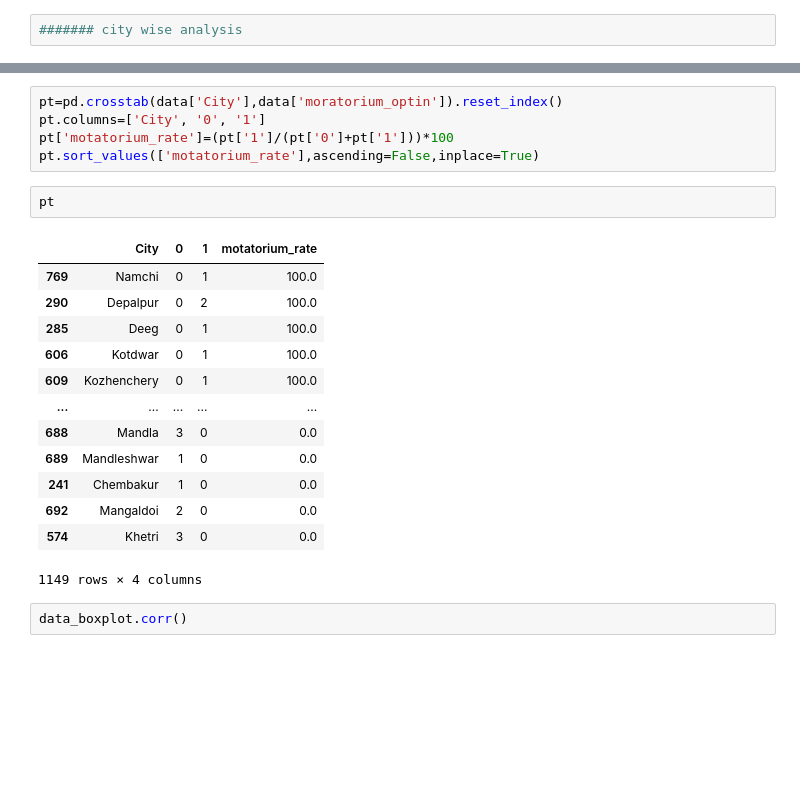
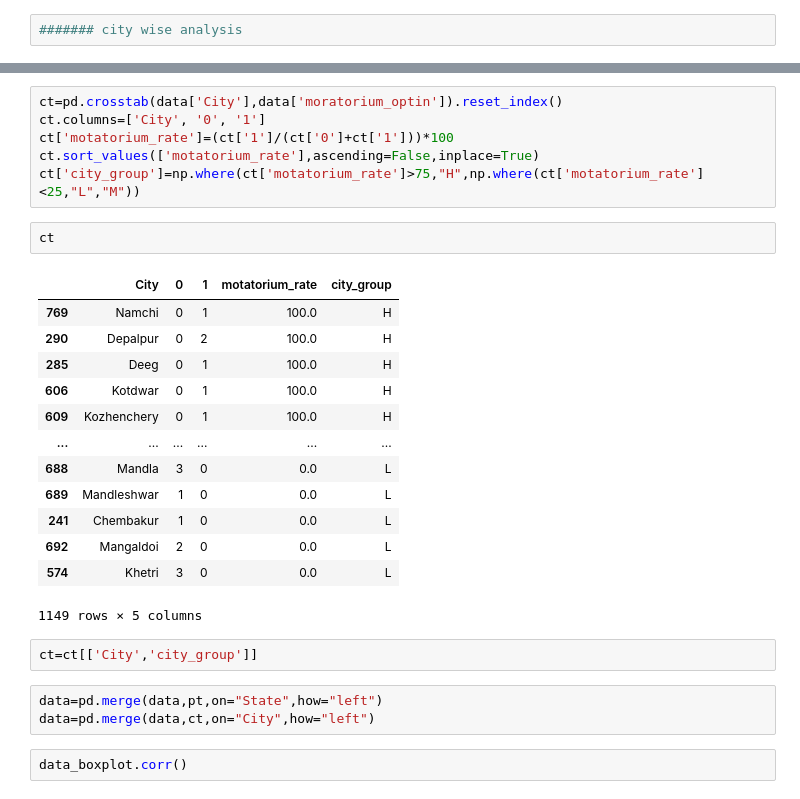
Before and after one commit to Avanish023/Machine-learning-data--science, a Jupyter notebook: lbinaryclassification.ipynb, the cells around one changed output, grey strips where cells are left out. Drawn from its saved outputs; the diff is of its cells as text; blank space fills up the shorter version.

```diff
--- a/lbinaryclassification.ipynb
+++ b/lbinaryclassification.ipynb
@@ -219,24 +244,30 @@ pt
 # %%
-pt=pd.crosstab(data['City'],data['moratorium_optin']).reset_index()
-pt.columns=['City', '0', '1']
-pt['motatorium_rate']=(pt['1']/(pt['0']+pt['1']))*100
-pt.sort_values(['motatorium_rate'],ascending=False,inplace=True)
+ct=pd.crosstab(data['City'],data['moratorium_optin']).reset_index()
+ct.columns=['City', '0', '1']
+ct['motatorium_rate']=(ct['1']/(ct['0']+ct['1']))*100
+ct.sort_values(['motatorium_rate'],ascending=False,inplace=True)
+ct['city_group']=np.where(ct['motatorium_rate']>75,"H",np.where(ct['motatorium_rate']<25,"L","M"))
-# %%
-pt
-# %% [output]
-|  | City | 0 | 1 | motatorium_rate |
-| 769 | Namchi | 0 | 1 | 100.0 |
-| 290 | Depalpur | 0 | 2 | 100.0 |
-| 285 | Deeg | 0 | 1 | 100.0 |
-| 606 | Kotdwar | 0 | 1 | 100.0 |
-| 609 | Kozhenchery | 0 | 1 | 100.0 |
-| ... | ... | ... | ... | ... |
-| 688 | Mandla | 3 | 0 | 0.0 |
-| 689 | Mandleshwar | 1 | 0 | 0.0 |
-| 241 | Chembakur | 1 | 0 | 0.0 |
-| 692 | Mangaldoi | 2 | 0 | 0.0 |
-| 574 | Khetri | 3 | 0 | 0.0 |
-1149 rows × 4 columns
+# %%
+ct
+# %% [output]
+|  | City | 0 | 1 | motatorium_rate | city_group |
+| 769 | Namchi | 0 | 1 | 100.0 | H |
+| 290 | Depalpur | 0 | 2 | 100.0 | H |
+| 285 | Deeg | 0 | 1 | 100.0 | H |
+| 606 | Kotdwar | 0 | 1 | 100.0 | H |
+| 609 | Kozhenchery | 0 | 1 | 100.0 | H |
+| ... | ... | ... | ... | ... | ... |
+| 688 | Mandla | 3 | 0 | 0.0 | L |
+| 689 | Mandleshwar | 1 | 0 | 0.0 | L |
+| 241 | Chembakur | 1 | 0 | 0.0 | L |
+| 692 | Mangaldoi | 2 | 0 | 0.0 | L |
+| 574 | Khetri | 3 | 0 | 0.0 | L |
+1149 rows × 5 columns
+# %%
+ct=ct[['City','city_group']]
+# %%
+data=pd.merge(data,pt,on="State",how="left")
+data=pd.merge(data,ct,on="City",how="left")
 # %%
 data_boxplot.corr()
 # %% [output]
```
Also changed, not shown: parts of 14 cells of this notebook.
